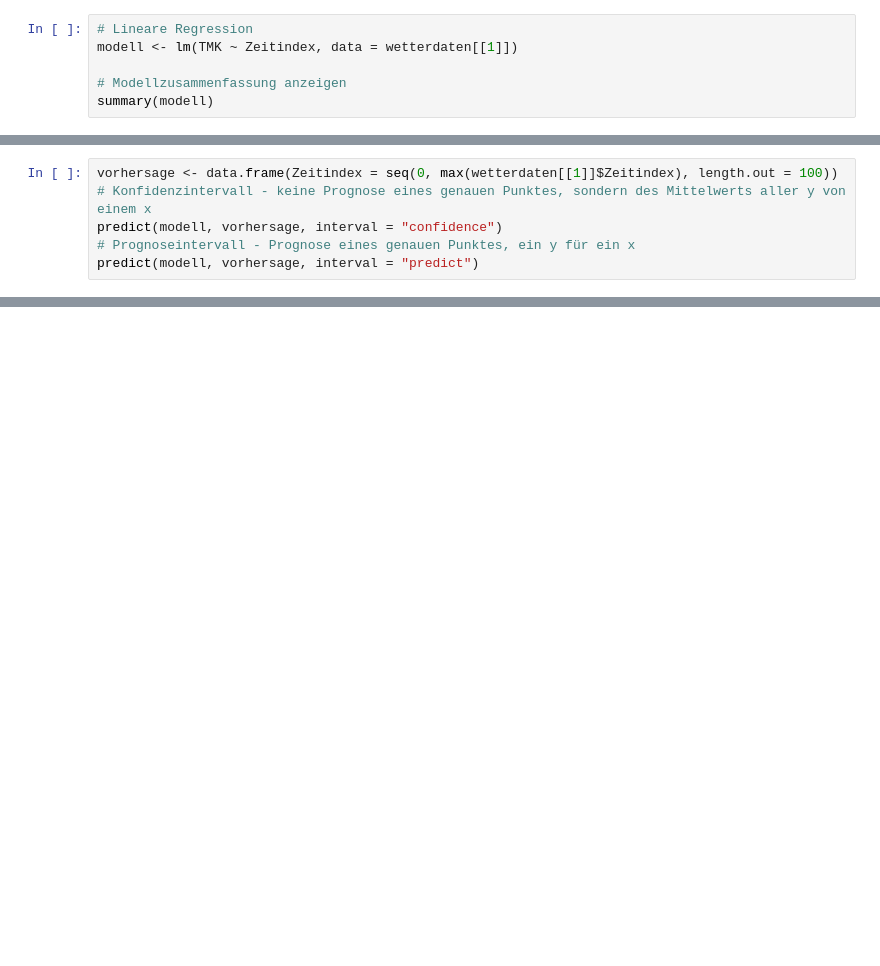
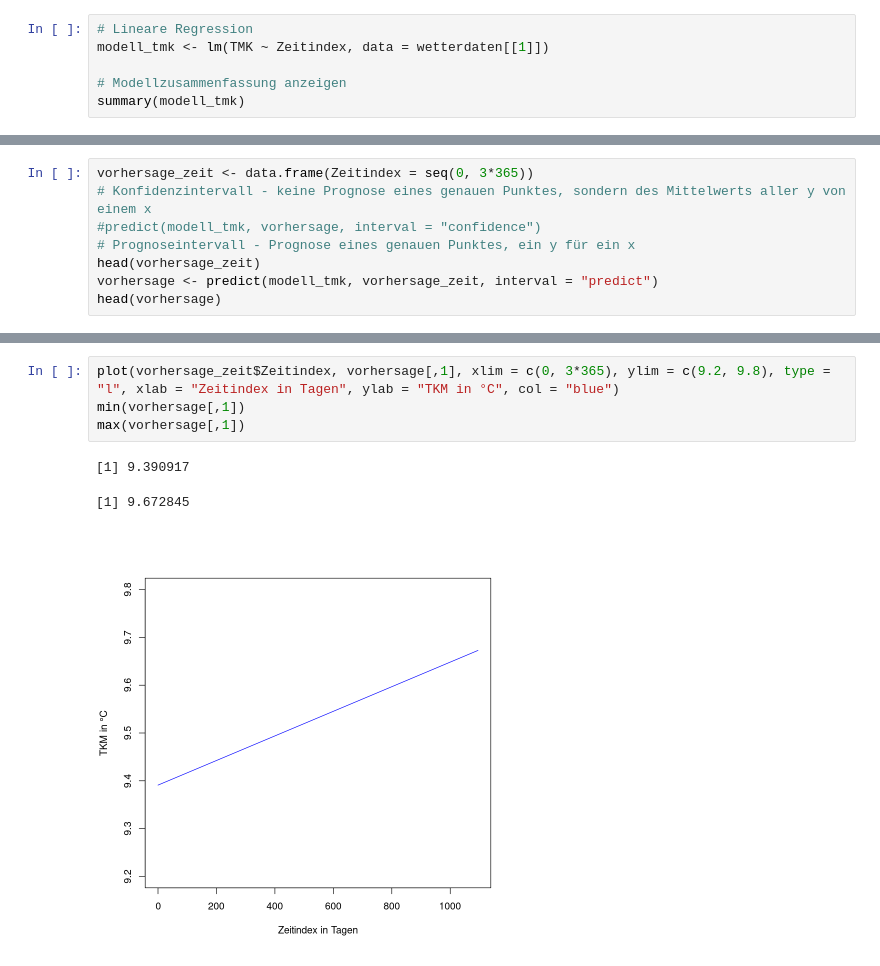
Before and after one commit to micael92/wetter_analyse, a Jupyter notebook: 09_daten_lineare_regression.ipynb, the cells around one changed output, grey strips where cells are left out. Cells and saved outputs as stored; diff of their text form; blank space fills up the shorter version.

```diff
--- a/09_daten_lineare_regression.ipynb
+++ b/09_daten_lineare_regression.ipynb
@@ -128,7 +23,7 @@ sample estimates:
 # %%
 # Lineare Regression
-modell <- lm(TMK ~ Zeitindex, data = wetterdaten[[1]])
+modell_tmk <- lm(TMK ~ Zeitindex, data = wetterdaten[[1]])
 
 # Modellzusammenfassung anzeigen
-summary(modell)
+summary(modell_tmk)
 # %% [output]
@@ -165,8 +51,10 @@ plot(modell,c(1,2))
 # %% [output]
 [figure]
 # %%
-vorhersage <- data.frame(Zeitindex = seq(0, max(wetterdaten[[1]]$Zeitindex), length.out = 100))
+vorhersage_zeit <- data.frame(Zeitindex = seq(0, 3*365))
 # Konfidenzintervall - keine Prognose eines genauen Punktes, sondern des Mittelwerts aller y von einem x
-predict(modell, vorhersage, interval = "confidence")
+#predict(modell_tmk, vorhersage, interval = "confidence")
 # Prognoseintervall - Prognose eines genauen Punktes, ein y für ein x
-predict(modell, vorhersage, interval = "predict")
+head(vorhersage_zeit)
+vorhersage <- predict(modell_tmk, vorhersage_zeit, interval = "predict")
+head(vorhersage)
@@ -172,0 +79,8 @@ predict(modell, vorhersage, interval = "predict")
+# %%
+plot(vorhersage_zeit$Zeitindex, vorhersage[,1], xlim = c(0, 3*365), ylim = c(9.2, 9.8), type = "l", xlab = "Zeitindex in Tagen", ylab = "TKM in °C", col = "blue")
+min(vorhersage[,1])
+max(vorhersage[,1])
+# %% [output]
+[1] 9.390917
+[1] 9.672845
+[figure, added]
```
Also changed, not shown: parts of 14 cells of this notebook, 15 other files.
